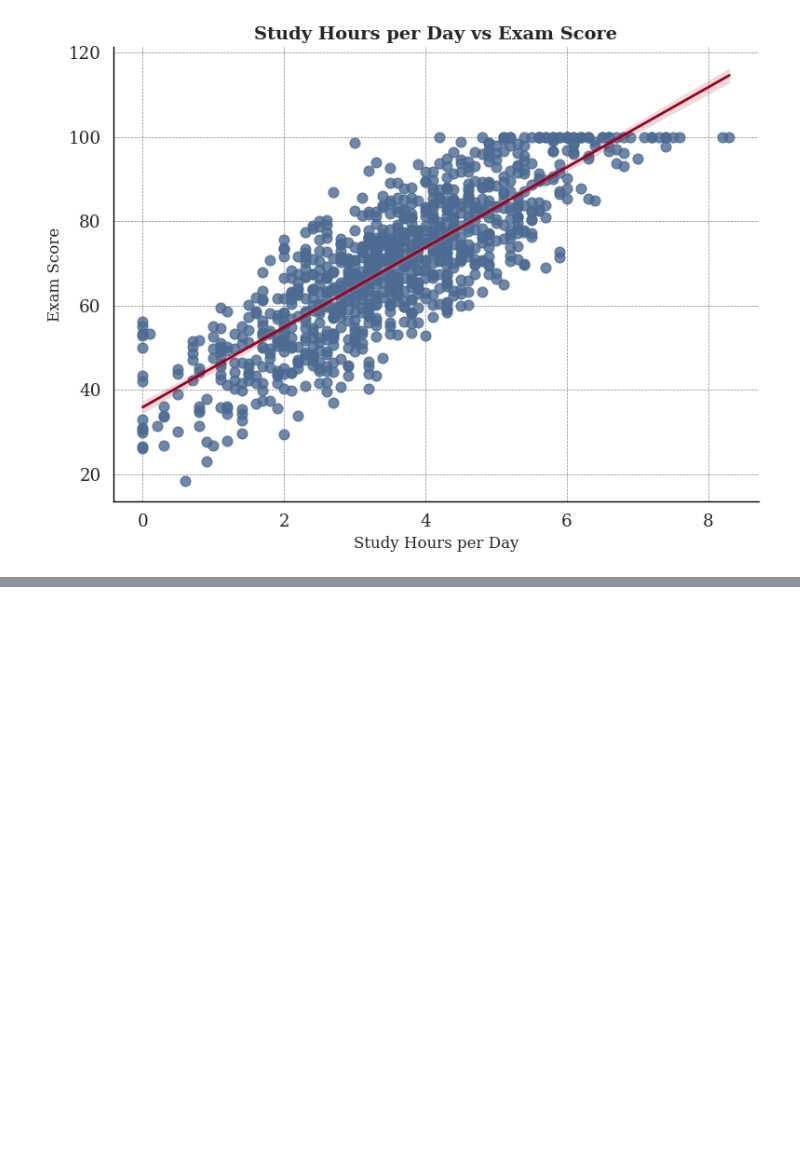
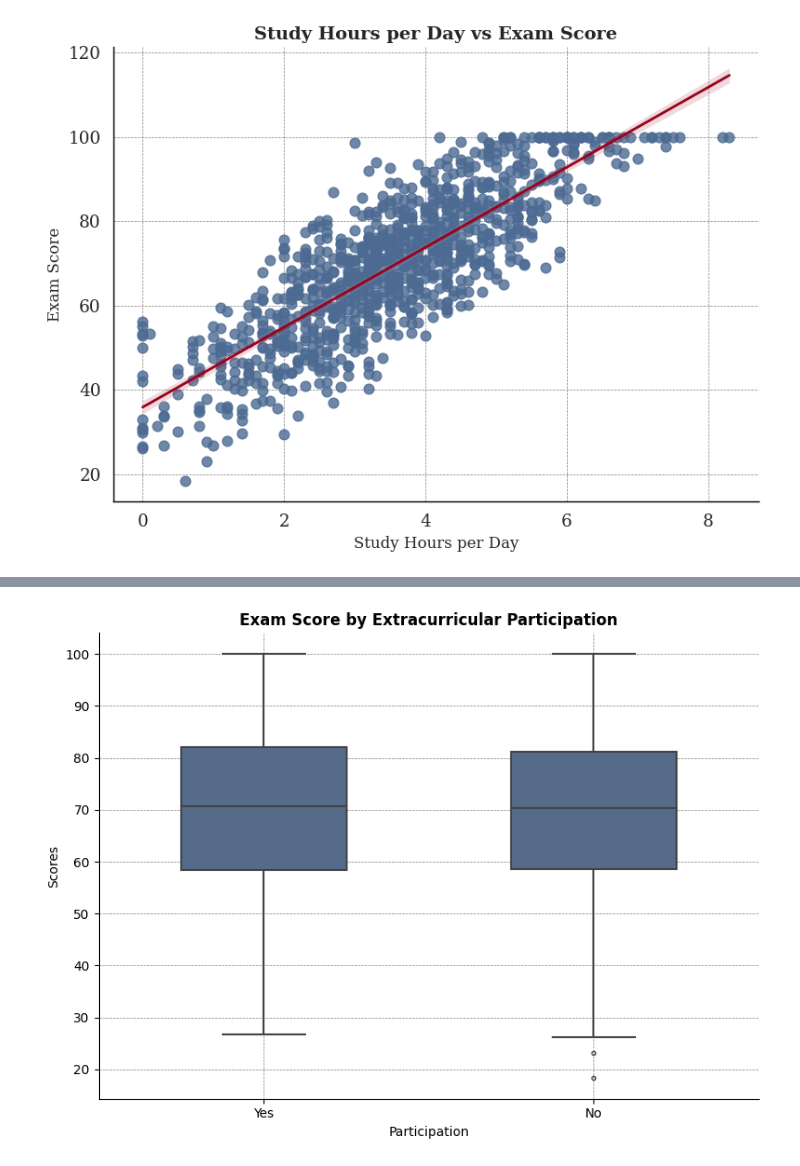
Before and after one commit to OmarAboElnaga/Students-Score-and-their-Habits, a Jupyter notebook: Students'_Scores_and_their_habits.ipynb, the cells around one changed output, grey strips where cells are left out. Saved outputs shown, nothing was run; the diff lists cells and outputs as text; code cells hidden in the pictures; blank space fills up the shorter version.

```diff
--- a/Students'_Scores_and_their_habits.ipynb
+++ b/Students'_Scores_and_their_habits.ipynb
@@ -227,0 +730,20 @@ plt.show()
+# %%
+plt.figure(figsize=(8, 6))
+sns.boxplot(
+    x='extracurricular_participation',
+    y='exam_score',
+    data=df,
+    color="#4C6A92",
+    width=0.5,
+    linewidth=1.5,
+    fliersize=3
+)
+plt.title('Exam Score by Extracurricular Participation', weight='bold')
+plt.xlabel('Participation')
+plt.ylabel('Scores')
+sns.despine()
+plt.grid(True, linestyle='--', linewidth=0.5, color='gray')
+plt.tight_layout()
+plt.show()
+# %% [output]
+[figure, added]
```
Also changed, not shown: parts of 56 cells of this notebook.
